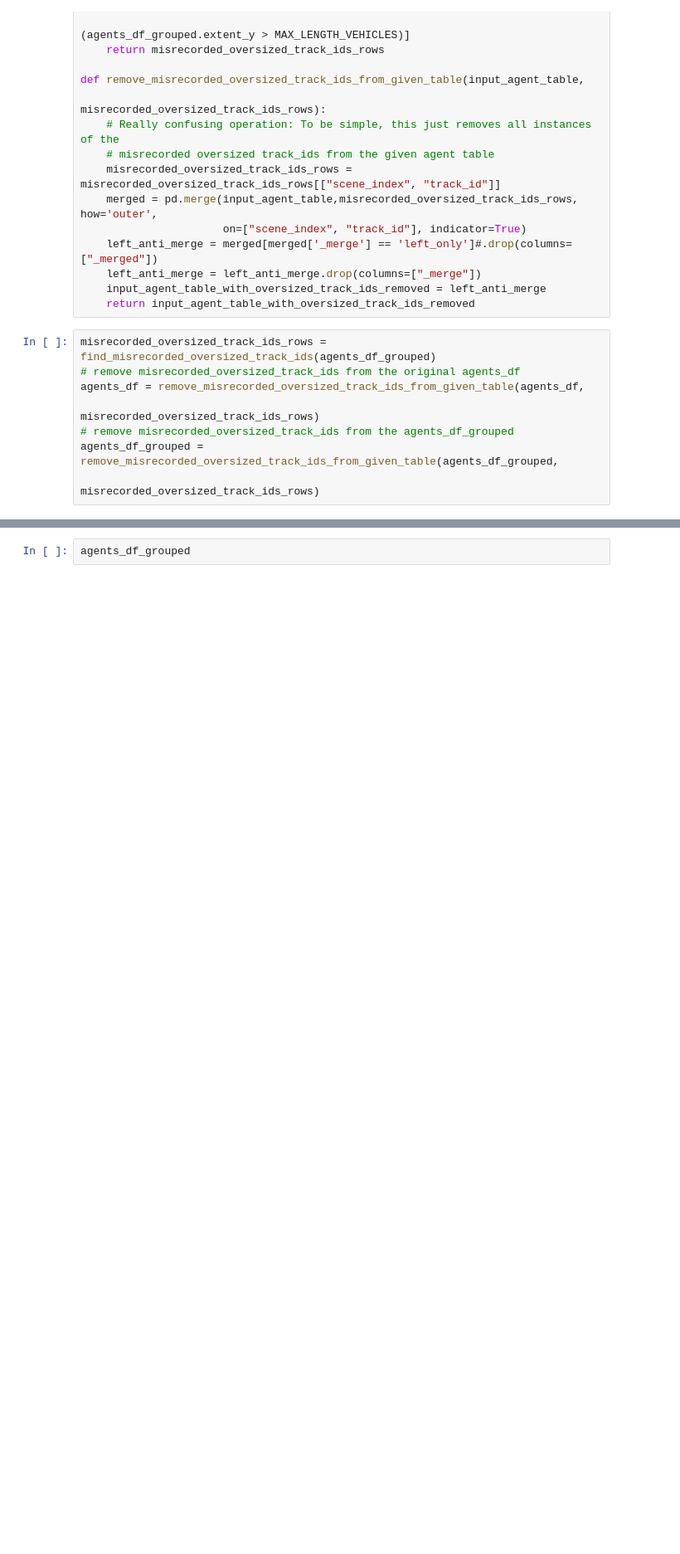
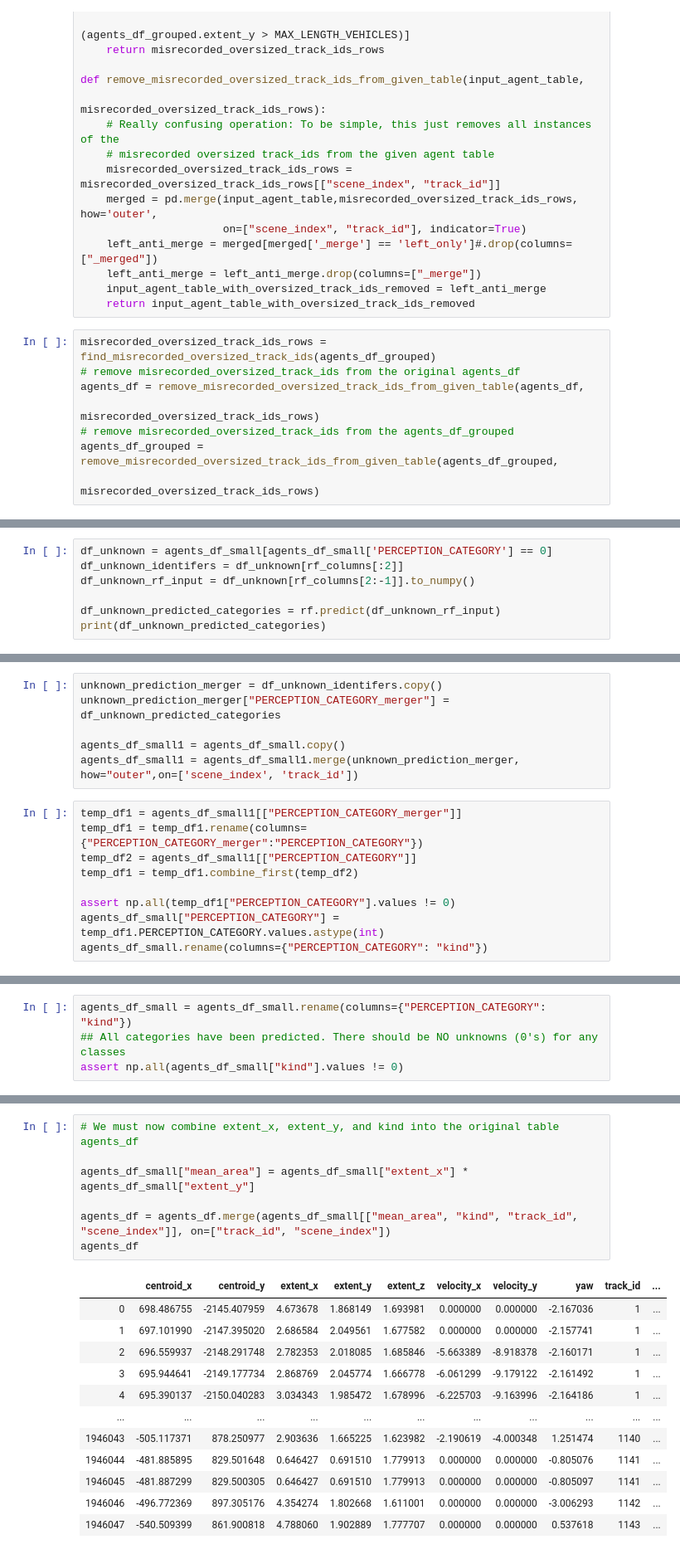
Before and after one commit to benduong2001/DS3_Lyft, a Jupyter notebook: lyft_neural_network_setup_new.ipynb, the cells around one changed output, grey strips where cells are left out. Shown: that part at 83% size. Saved outputs shown, nothing was run; the diff lists cells and outputs as text; blank space fills up the shorter version.

```diff
--- a/lyft_neural_network_setup_new.ipynb
+++ b/lyft_neural_network_setup_new.ipynb
@@ -72,0 +167,7 @@ agents_df_grouped = remove_misrecorded_oversized_track_ids_from_given_table(agen
+# %%
+df_unknown = agents_df_small[agents_df_small['PERCEPTION_CATEGORY'] == 0]
+df_unknown_identifers = df_unknown[rf_columns[:2]]
+df_unknown_rf_input = df_unknown[rf_columns[2:-1]].to_numpy()
+
+df_unknown_predicted_categories = rf.predict(df_unknown_rf_input)
+print(df_unknown_predicted_categories)
@@ -72,0 +176,15 @@ agents_df_grouped = remove_misrecorded_oversized_track_ids_from_given_table(agen
+# %%
+unknown_prediction_merger = df_unknown_identifers.copy()
+unknown_prediction_merger["PERCEPTION_CATEGORY_merger"] = df_unknown_predicted_categories
+
+agents_df_small1 = agents_df_small.copy()
+agents_df_small1 = agents_df_small1.merge(unknown_prediction_merger, how="outer",on=['scene_index', 'track_id'])
+# %%
+temp_df1 = agents_df_small1[["PERCEPTION_CATEGORY_merger"]]
+temp_df1 = temp_df1.rename(columns={"PERCEPTION_CATEGORY_merger":"PERCEPTION_CATEGORY"})
+temp_df2 = agents_df_small1[["PERCEPTION_CATEGORY"]]
+temp_df1 = temp_df1.combine_first(temp_df2)
+
+assert np.all(temp_df1["PERCEPTION_CATEGORY"].values != 0)
+agents_df_small["PERCEPTION_CATEGORY"] = temp_df1.PERCEPTION_CATEGORY.values.astype(int)
+agents_df_small.rename(columns={"PERCEPTION_CATEGORY": "kind"})
@@ -73,2 +210,6 @@ agents_df_grouped = remove_misrecorded_oversized_track_ids_from_given_table(agen
+# %%
+agents_df_small = agents_df_small.rename(columns={"PERCEPTION_CATEGORY": "kind"})
+## All categories have been predicted. There should be NO unknowns (0's) for any classes
+assert np.all(agents_df_small["kind"].values != 0)
 # %%
 agents_df
@@ -75,2 +230,20 @@ agents_df
-# %%
-agents_df_grouped
+# %%
+# We must now combine extent_x, extent_y, and kind into the original table agents_df
+
+agents_df_small["mean_area"] = agents_df_small["extent_x"] * agents_df_small["extent_y"]
+
+agents_df = agents_df.merge(agents_df_small[["mean_area", "kind", "track_id", "scene_index"]], on=["track_id", "scene_index"])
+agents_df
+# %% [output]
+|  | centroid_x | centroid_y | extent_x | extent_y | extent_z | velocity_x | velocity_y | yaw | track_id | ... |
+| 0 | 698.486755 | -2145.407959 | 4.673678 | 1.868149 | 1.693981 | 0.000000 | 0.000000 | -2.167036 | 1 | ... |
+| 1 | 697.101990 | -2147.395020 | 2.686584 | 2.049561 | 1.677582 | 0.000000 | 0.000000 | -2.157741 | 1 | ... |
+| 2 | 696.559937 | -2148.291748 | 2.782353 | 2.018085 | 1.685846 | -5.663389 | -8.918378 | -2.160171 | 1 | ... |
+| 3 | 695.944641 | -2149.177734 | 2.868769 | 2.045774 | 1.666778 | -6.061299 | -9.179122 | -2.161492 | 1 | ... |
+| 4 | 695.390137 | -2150.040283 | 3.034343 | 1.985472 | 1.678996 | -6.225703 | -9.163996 | -2.164186 | 1 | ... |
+| ... | ... | ... | ... | ... | ... | ... | ... | ... | ... | ... |
+| 1946043 | -505.117371 | 878.250977 | 2.903636 | 1.665225 | 1.623982 | -2.190619 | -4.000348 | 1.251474 | 1140 | ... |
+| 1946044 | -481.885895 | 829.501648 | 0.646427 | 0.691510 | 1.779913 | 0.000000 | 0.000000 | -0.805076 | 1141 | ... |
+| 1946045 | -481.887299 | 829.500305 | 0.646427 | 0.691510 | 1.779913 | 0.000000 | 0.000000 | -0.805097 | 1141 | ... |
+| 1946046 | -496.772369 | 897.305176 | 4.354274 | 1.802668 | 1.611001 | 0.000000 | 0.000000 | -3.006293 | 1142 | ... |
+| 1946047 | -540.509399 | 861.900818 | 4.788060 | 1.902889 | 1.777707 | 0.000000 | 0.000000 | 0.537618 | 1143 | ... |
```
Also changed, not shown: parts of 20 cells of this notebook.
